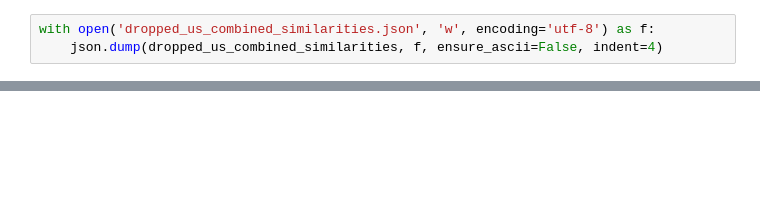
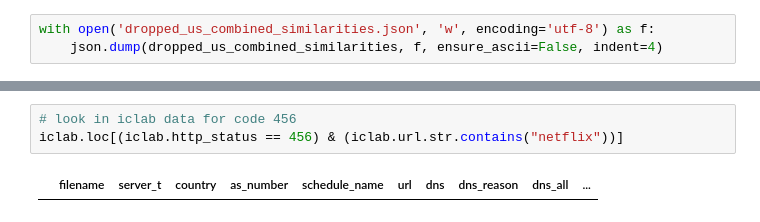
Before and after one commit to lilybhattacharjee5/polisci-vis, a Jupyter notebook: notebooks/iclab-data-files.ipynb, the cells around one changed output, grey strips where cells are left out. Drawn from its saved outputs; the diff is of its cells as text; blank space fills up the shorter version.

```diff
--- a/notebooks/iclab-data-files.ipynb
+++ b/notebooks/iclab-data-files.ipynb
@@ -709,0 +772,5 @@ with open('dropped_us_combined_similarities.json', 'w', encoding='utf-8') as f:
+# %%
+# look in iclab data for code 456
+iclab.loc[(iclab.http_status == 456) & (iclab.url.str.contains("netflix"))]
+# %% [output]
+|  | filename | server_t | country | as_number | schedule_name | url | dns | dns_reason | dns_all | ... |
```
Also changed, not shown: parts of 6 cells of this notebook, 17 other files.
